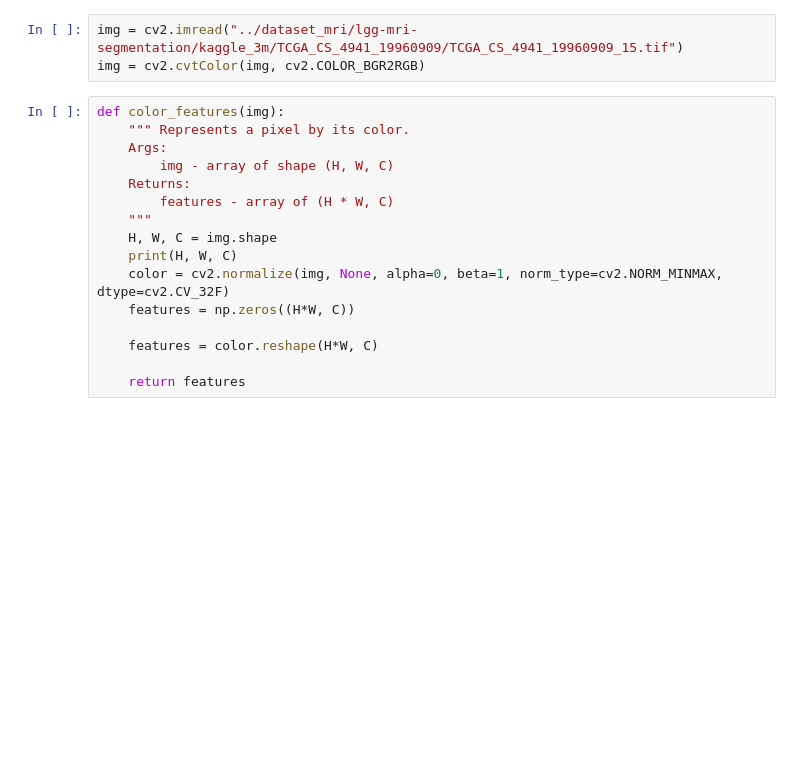
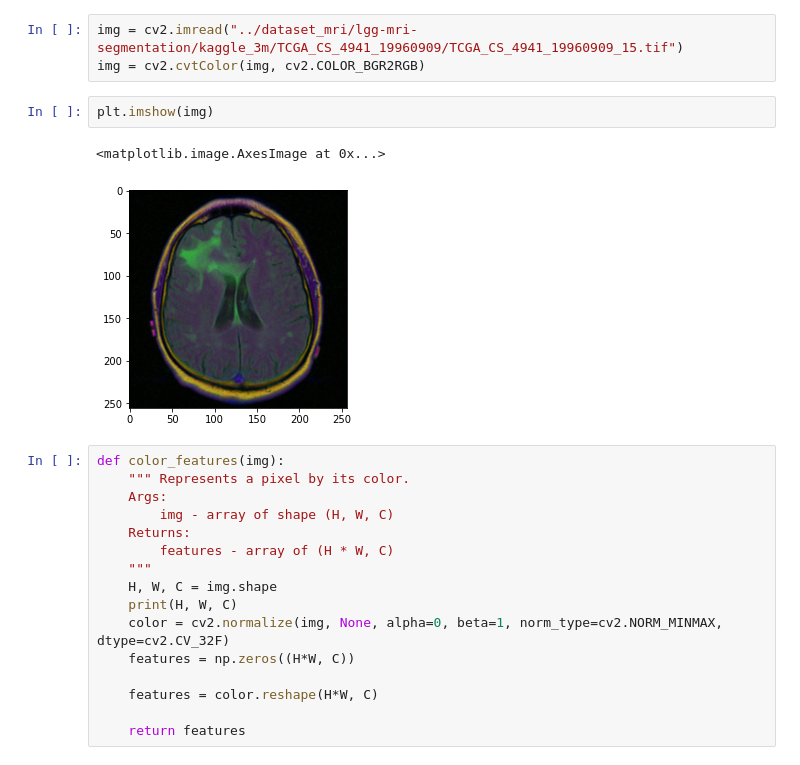
Before and after one commit to MarionSauvage/DL_Project_CS, a Jupyter notebook: segmentation_kmeans.ipynb, the cells around one changed output. Saved outputs shown, nothing was run; the diff lists cells and outputs as text; blank space fills up the shorter version.

```diff
--- a/segmentation_kmeans.ipynb
+++ b/segmentation_kmeans.ipynb
@@ -67,6 +68,11 @@ plt.show()
 # %%
 img = cv2.imread("../dataset_mri/lgg-mri-segmentation/kaggle_3m/TCGA_CS_4941_19960909/TCGA_CS_4941_19960909_15.tif")
 img = cv2.cvtColor(img, cv2.COLOR_BGR2RGB)
+# %%
+plt.imshow(img)
+# %% [output]
+<matplotlib.image.AxesImage at 0x...>
+[figure, added]
 # %%
 def color_features(img):
     """ Represents a pixel by its color.
```
Also changed, not shown: parts of 7 cells of this notebook.
